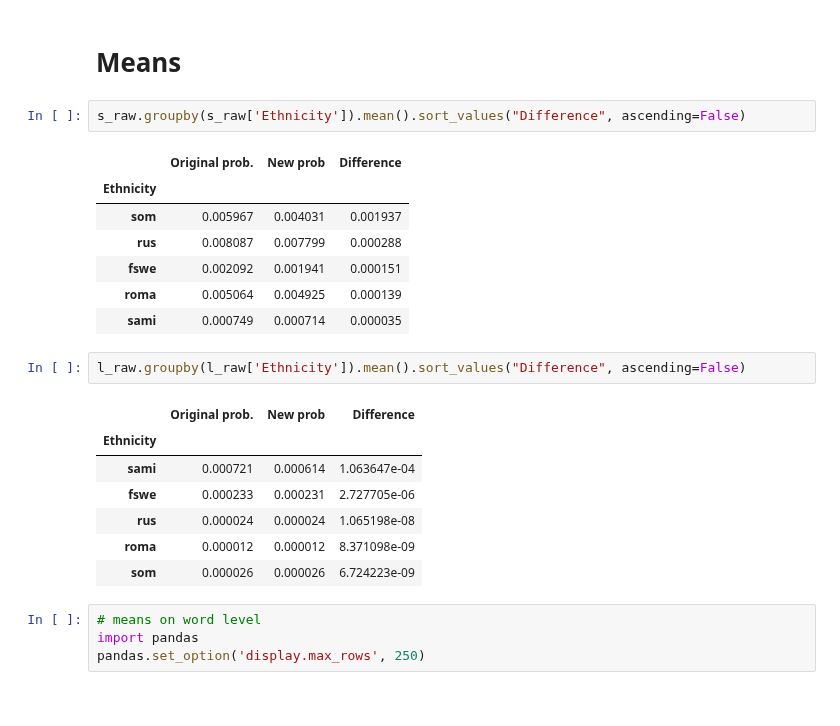
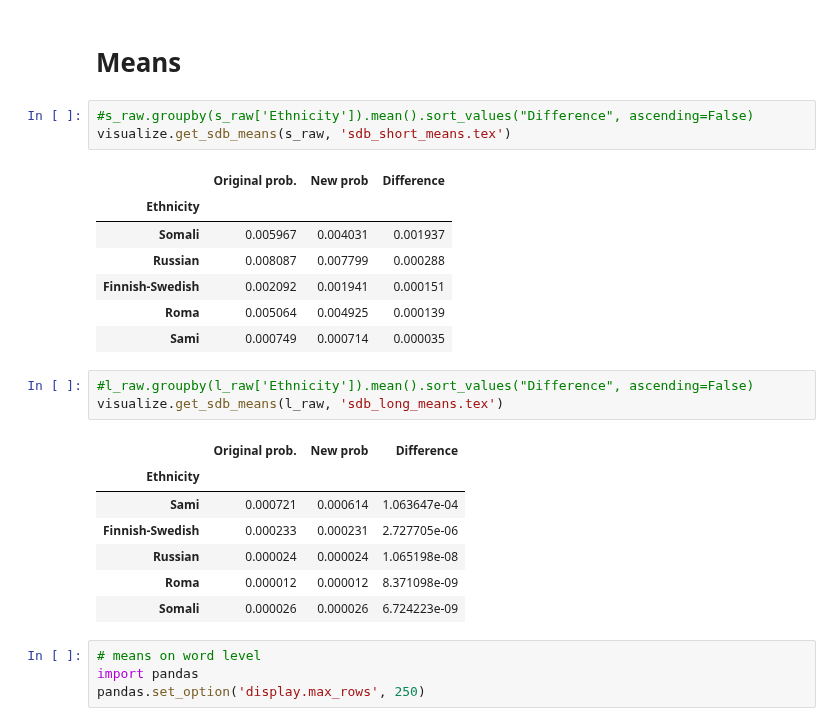
Before and after one commit to hoytnotlit/thesis, a Jupyter notebook: Debiasing.ipynb, the cells around one changed output. Saved outputs shown, nothing was run; the diff lists cells and outputs as text.

Commit message:
Adding a table

```diff
--- a/Debiasing.ipynb
+++ b/Debiasing.ipynb
@@ -17,25 +16,27 @@ l_raw = visualize.get_sdb_df(l_debiased, c.context_long_t_i)
 # %% [markdown]
 # Means
 # %%
-s_raw.groupby(s_raw['Ethnicity']).mean().sort_values("Difference", ascending=False)
+#s_raw.groupby(s_raw['Ethnicity']).mean().sort_values("Difference", ascending=False)
+visualize.get_sdb_means(s_raw, 'sdb_short_means.tex')
 # %% [output]
 |  | Original prob. | New prob | Difference |
 | Ethnicity |  |  |  |
-| som | 0.005967 | 0.004031 | 0.001937 |
-| rus | 0.008087 | 0.007799 | 0.000288 |
-| fswe | 0.002092 | 0.001941 | 0.000151 |
-| roma | 0.005064 | 0.004925 | 0.000139 |
-| sami | 0.000749 | 0.000714 | 0.000035 |
+| Somali | 0.005967 | 0.004031 | 0.001937 |
+| Russian | 0.008087 | 0.007799 | 0.000288 |
+| Finnish-Swedish | 0.002092 | 0.001941 | 0.000151 |
+| Roma | 0.005064 | 0.004925 | 0.000139 |
+| Sami | 0.000749 | 0.000714 | 0.000035 |
 # %%
-l_raw.groupby(l_raw['Ethnicity']).mean().sort_values("Difference", ascending=False)
+#l_raw.groupby(l_raw['Ethnicity']).mean().sort_values("Difference", ascending=False)
+visualize.get_sdb_means(l_raw, 'sdb_long_means.tex')
 # %% [output]
 |  | Original prob. | New prob | Difference |
 | Ethnicity |  |  |  |
-| sami | 0.000721 | 0.000614 | 1.063647e-04 |
-| fswe | 0.000233 | 0.000231 | 2.727705e-06 |
-| rus | 0.000024 | 0.000024 | 1.065198e-08 |
-| roma | 0.000012 | 0.000012 | 8.371098e-09 |
-| som | 0.000026 | 0.000026 | 6.724223e-09 |
+| Sami | 0.000721 | 0.000614 | 1.063647e-04 |
+| Finnish-Swedish | 0.000233 | 0.000231 | 2.727705e-06 |
+| Russian | 0.000024 | 0.000024 | 1.065198e-08 |
+| Roma | 0.000012 | 0.000012 | 8.371098e-09 |
+| Somali | 0.000026 | 0.000026 | 6.724223e-09 |
 # %%
 # means on word level
 import pandas
```
Also changed, not shown: parts of 5 cells of this notebook, 3 other files.
